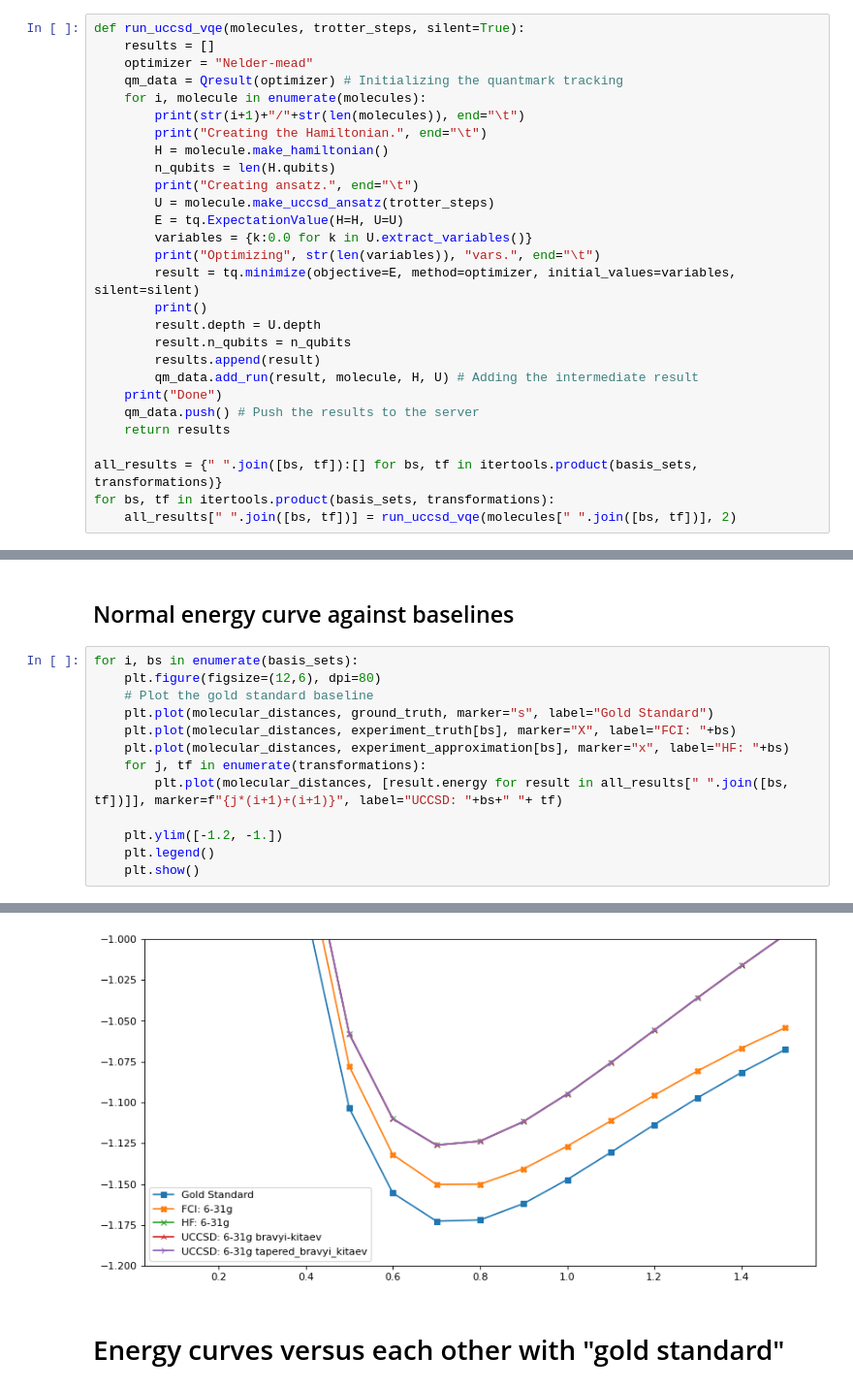
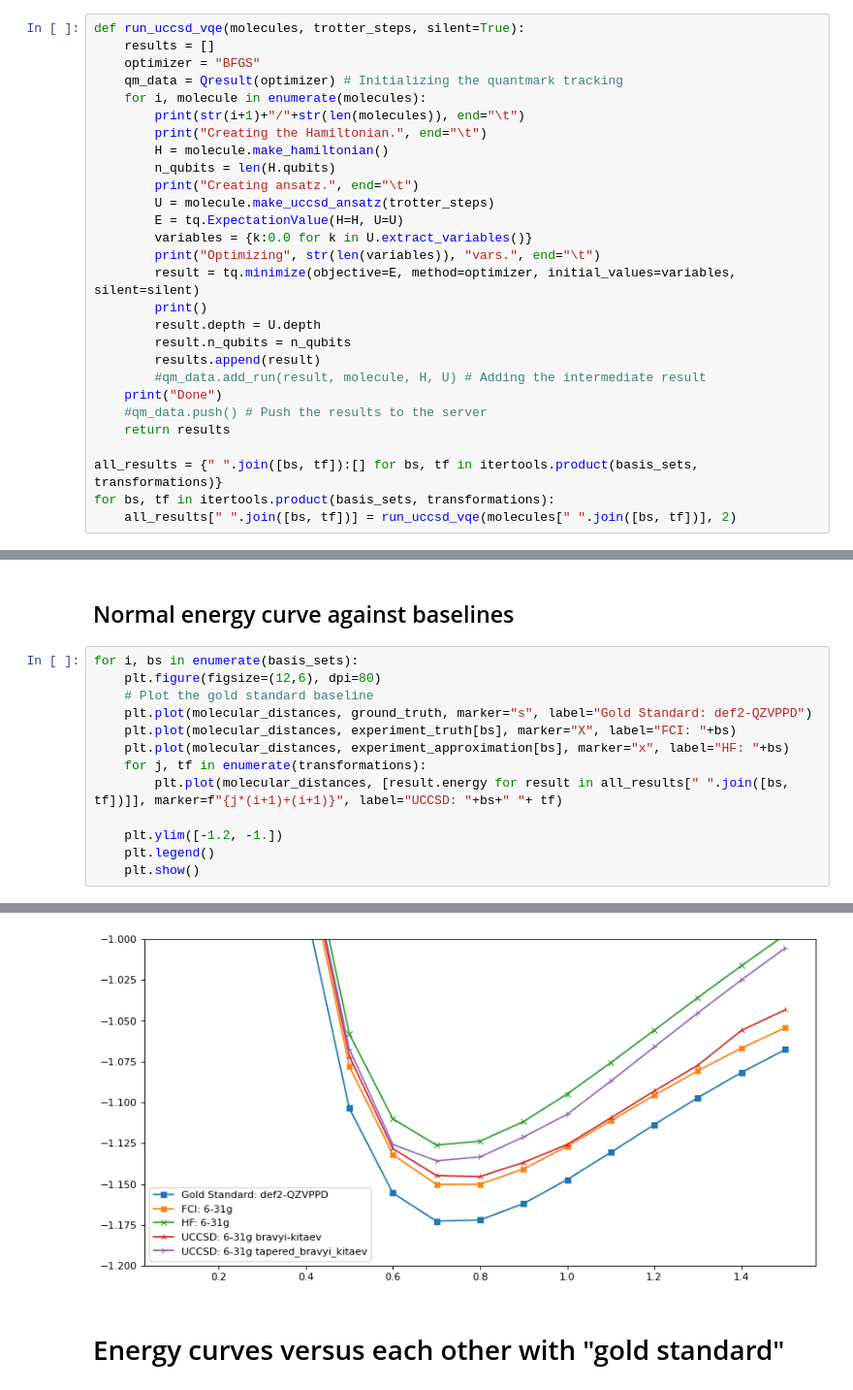
Before and after one commit to QuantMarkFramework/LibMark, a Jupyter notebook: QRE 2021 Demo.ipynb, the cells around one changed output, grey strips where cells are left out. Shown: that part at 97% size. Cells and saved outputs as stored; diff of their text form.

Commit message:
Changed the optimizer to BFGS

```diff
--- a/QRE 2021 Demo.ipynb
+++ b/QRE 2021 Demo.ipynb
@@ -128,7 +130,7 @@ For this demo, we will be using the `UCCSD` ansatz, with the `BFGS` optimizer
 # %%
 def run_uccsd_vqe(molecules, trotter_steps, silent=True):
     results = []
-    optimizer = "Nelder-mead"
+    optimizer = "BFGS"
     qm_data = Qresult(optimizer) # Initializing the quantmark tracking
     for i, molecule in enumerate(molecules):
         print(str(i+1)+"/"+str(len(molecules)), end="\t")
@@ -145,9 +147,9 @@ def run_uccsd_vqe(molecules, trotter_steps, silent=True):
         result.depth = U.depth
         result.n_qubits = n_qubits
         results.append(result)
-        qm_data.add_run(result, molecule, H, U) # Adding the intermediate result
+        #qm_data.add_run(result, molecule, H, U) # Adding the intermediate result
     print("Done")
-    qm_data.push() # Push the results to the server
+    #qm_data.push() # Push the results to the server
     return results
 
 all_results = {" ".join([bs, tf]):[] for bs, tf in itertools.product(basis_sets, transformations)}
@@ -179,7 +181,7 @@ Done
 for i, bs in enumerate(basis_sets):
     plt.figure(figsize=(12,6), dpi=80)
     # Plot the gold standard baseline
-    plt.plot(molecular_distances, ground_truth, marker="s", label="Gold Standard")
+    plt.plot(molecular_distances, ground_truth, marker="s", label="Gold Standard: def2-QZVPPD")
     plt.plot(molecular_distances, experiment_truth[bs], marker="X", label="FCI: "+bs)
     plt.plot(molecular_distances, experiment_approximation[bs], marker="x", label="HF: "+bs)
     for j, tf in enumerate(transformations):
@@ -193,4 +195,4 @@ for i, bs in enumerate(basis_sets):
-[figure, old version]
+[figure, new version]
 # %% [markdown]
 # Energy curves versus each other with "gold standard"
 # %%
```
Also changed, not shown: parts of 7 cells of this notebook.
